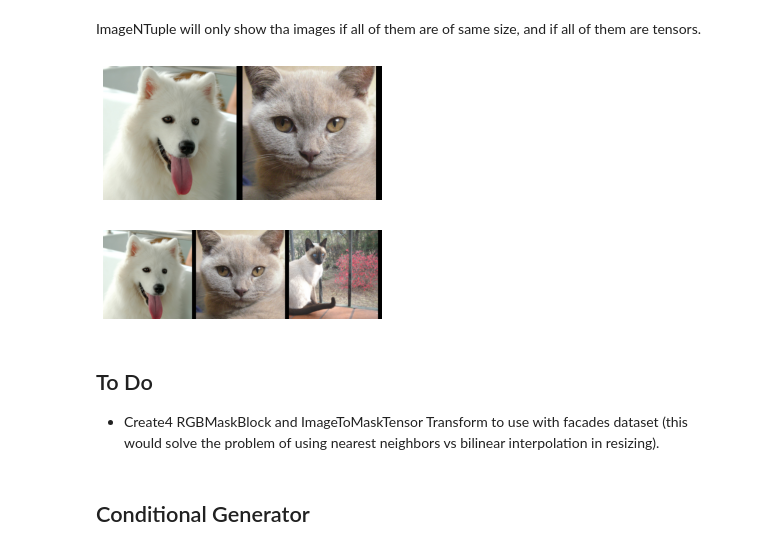
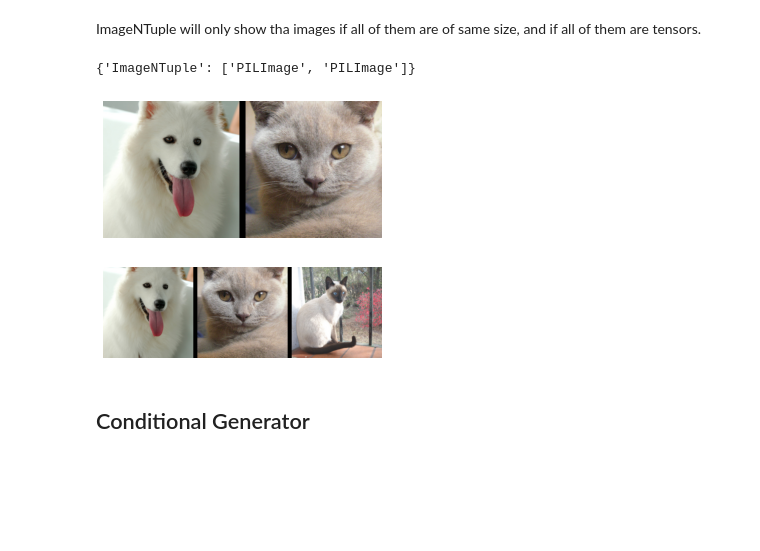
Before and after one commit to ababino/fastpapers, a Jupyter notebook: 00_core.ipynb, the cells around one changed output. Saved outputs shown, nothing was run; the diff lists cells and outputs as text; code cells hidden in the pictures; blank space fills up the shorter version.

Commit message:
add show image callback

```diff
--- a/00_core.ipynb
+++ b/00_core.ipynb
@@ -68,31 +105,40 @@ class ImageNTuple(fastuple):
         same_shape = all([self[0].shape==t.shape for t in self[1:]])
         if not all_tensors or not same_shape: return ctx
         line = self[0].new_zeros(self[0].shape[0], self[0].shape[1], 10)
-        imgs = sum(L(zip(self, [line]*len(self))).map(list),[])
+        imgs = sum(L(zip(self, [line]*len(self))).map(list),[])[:-1]
         return show_image(torch.cat(imgs, dim=2), ctx=ctx, **kwargs)
 
     def requires_grad_(self, value):
         for item in self: item.requires_grad_(value)
         return self
+
+    def detach(self):
+        for item in self: item.detach()
+        return self
 # %%
 path = untar_data(URLs.PETS)
 files = get_image_files(path/"images")
 # %% [markdown]
 ImageNTuple will only show tha images if all of them are of same size, and if all of them are tensors.
+# %%
+imt2 = ImageNTuple.create((files[0], files[1]))
+explode_types(imt2)
+# %% [output]
+{'ImageNTuple': ['PILImage', 'PILImage']}
 # %%
 imt2 = ImageNTuple.create((files[0], files[1]))
 imt2 = Resize(224)(imt2)
 imt2 = ToTensor()(imt2)
 imt2.show();
 # %% [output]
-[figure, old version]
+[figure, new version]
 # %%
 imt3 = ImageNTuple.create((files[0], files[1], files[2]))
 imt3 = Resize(224)(imt3)
 imt3 = ToTensor()(imt3)
-imt3.show();
+ax = imt3.show()
 # %% [output]
-[figure, old version]
+[figure, new version]
 # %%
 test_eq(len(imt2), 2)
 test_eq(len(imt3), 3)
@@ -101,6 +147,3 @@ test_eq(len(imt3), 3)
 def ImageTupleBlock():
     '''Like fastai tutoria siemese transform, but uses ImageNTuple.'''
     return TransformBlock(type_tfms=ImageNTuple.create, batch_tfms=[IntToFloatTensor])
-# %% [markdown]
-## To Do
-* Create4 RGBMaskBlock and ImageToMaskTensor Transform to use with facades dataset (this would solve the problem of using nearest neighbors vs bilinear interpolation in resizing).
```
Also changed, not shown: parts of 18 cells of this notebook, 9 other files.
